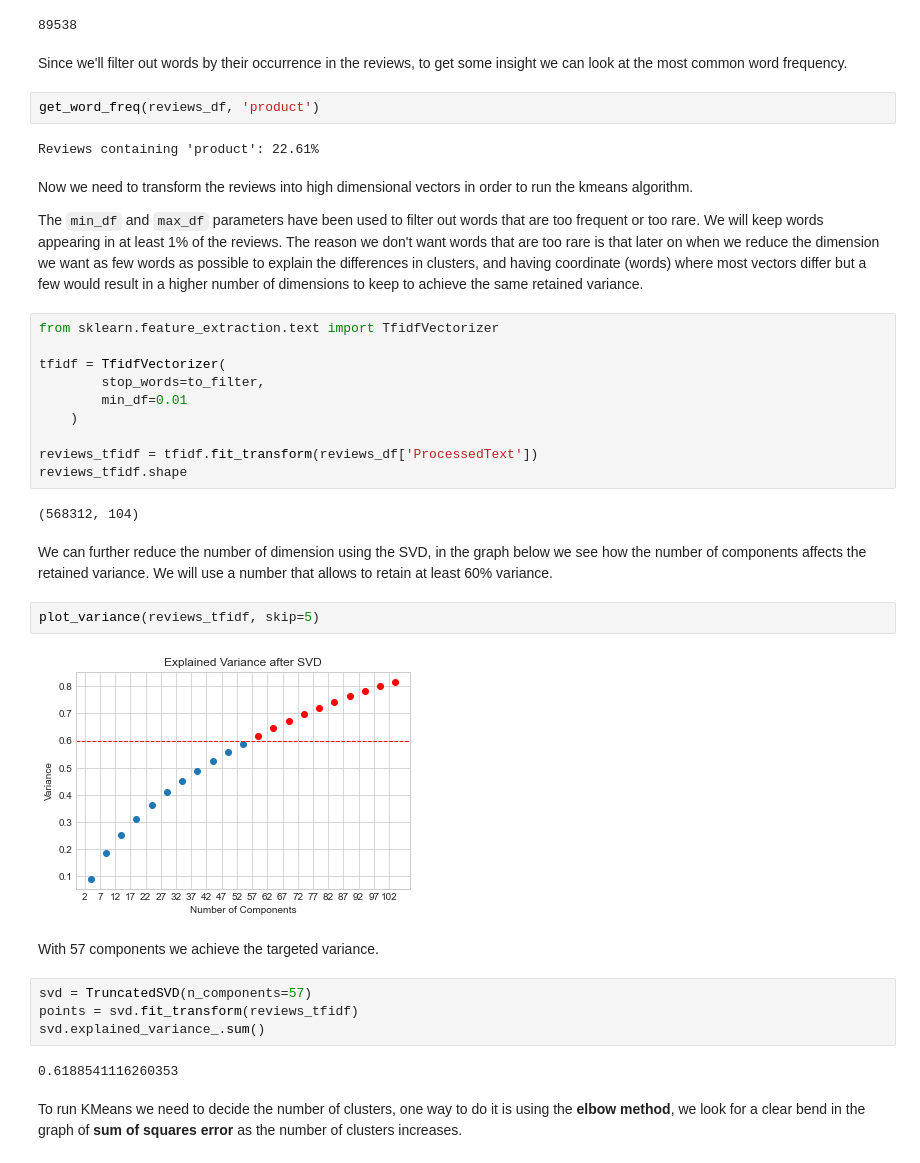
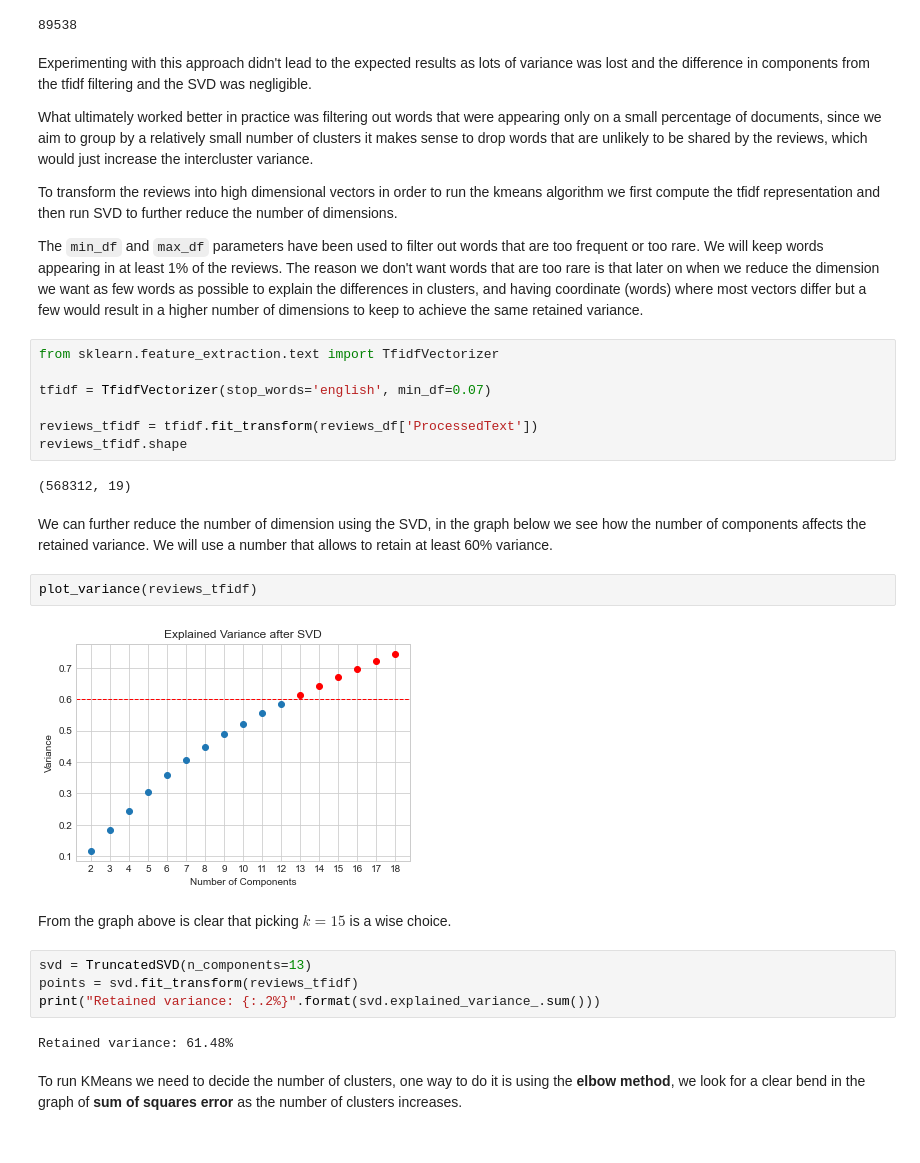
Before and after one commit to msterpa87/ADM-HW4, a Jupyter notebook: main.ipynb, the cells around one changed output. Drawn from its saved outputs; the diff is of its cells as text.

Commit message:
fixed up to fimuslation kmeans

```diff
--- a/main.ipynb
+++ b/main.ipynb
@@ -91,42 +93,37 @@ len(to_filter)
 len(set(" ".join(reviews_df.ProcessedText).split()))
 # %% [output]
 89538
-# %% [markdown]
-Since we'll filter out words by their occurrence in the reviews, to get some insight we can look at the most common word frequency.
-# %%
-get_word_freq(reviews_df, 'product')
-# %% [output]
-Reviews containing 'product': 22.61%
 # %% [markdown]
-Now we need to transform the reviews into high dimensional vectors in order to run the kmeans algorithm.
+Experimenting with this approach didn't lead to the expected results as lots of variance was lost and the difference in components from the tfidf filtering and the SVD was negligible.
+
+What ultimately worked better in practice was filtering out words that were appearing only on a small percentage of documents, since we aim to group by a relatively small number of clusters it makes sense to drop words that are unlikely to be shared by the reviews, which would just increase the intercluster variance.
+
+To transform the reviews into high dimensional vectors in order to run the kmeans algorithm we first compute the tfidf representation and then run SVD to further reduce the number of dimensions.
 
 The `min_df` and `max_df` parameters have been used to filter out words that are too frequent or too rare. We will keep words appearing in at least 1% of the reviews. The reason we don't want words that are too rare is that later on when we reduce the dimension we want as few words as possible to explain the differences in clusters, and having coordinate (words) where most vectors differ but a few would result in a higher number of dimensions to keep to achieve the same retained variance.
 # %%
 from sklearn.feature_extraction.text import TfidfVectorizer
 
-tfidf = TfidfVectorizer(
-        stop_words=to_filter,
-        min_df=0.01
-    )
+tfidf = TfidfVectorizer(stop_words='english', min_df=0.07)
 
 reviews_tfidf = tfidf.fit_transform(reviews_df['ProcessedText'])
 reviews_tfidf.shape
 # %% [output]
-(568312, 104)
+(568312, 19)
 # %% [markdown]
 We can further reduce the number of dimension using the SVD, in the graph below we see how the number of components affects the retained variance. We will use a number that allows to retain at least 60% variance.
 # %%
-plot_variance(reviews_tfidf, skip=5)
+plot_variance(reviews_tfidf)
 # %% [output]
-[figure, old version]
+[figure, new version]
-# %% [markdown]
-With 57 components we achieve the targeted variance.
+# %% [markdown]
+From the graph above is clear that picking $k=15$ is a wise choice.
 # %%
-svd = TruncatedSVD(n_components=57)
+svd = TruncatedSVD(n_components=13)
 points = svd.fit_transform(reviews_tfidf)
-svd.explained_variance_.sum()
+print("Retained variance: {:.2%}".format(svd.explained_variance_.sum()))
 # %% [output]
-0.6188541116260353
+Retained variance: 61.48%
 # %% [markdown]
 To run KMeans we need to decide the number of clusters, one way to do it is using the **elbow method**, we look for a clear bend in the graph of **sum of squares error** as the number of clusters increases.
 # %%
```
Also changed, not shown: parts of 5 cells of this notebook, 3 other files.
